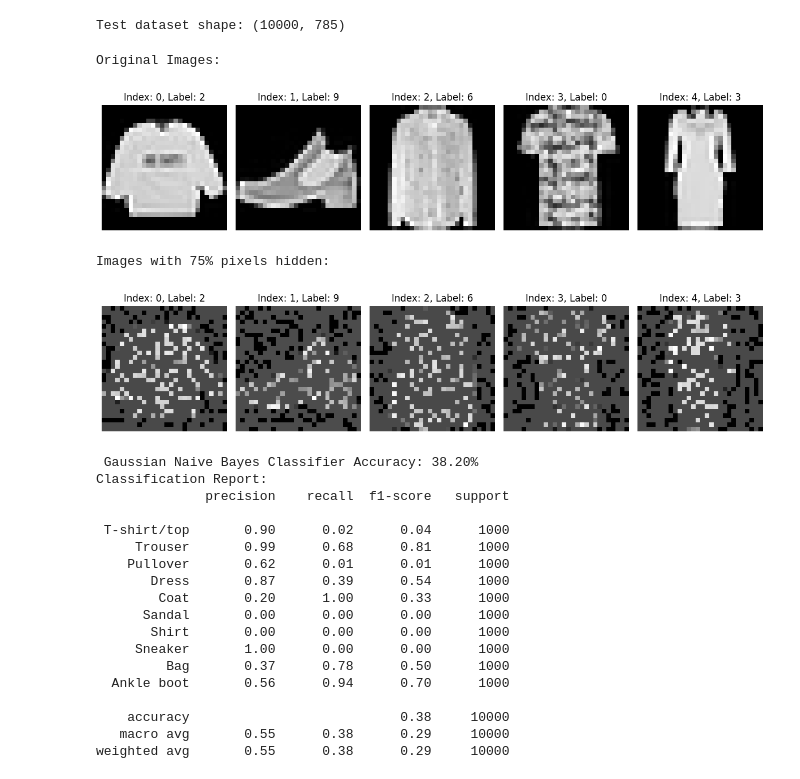
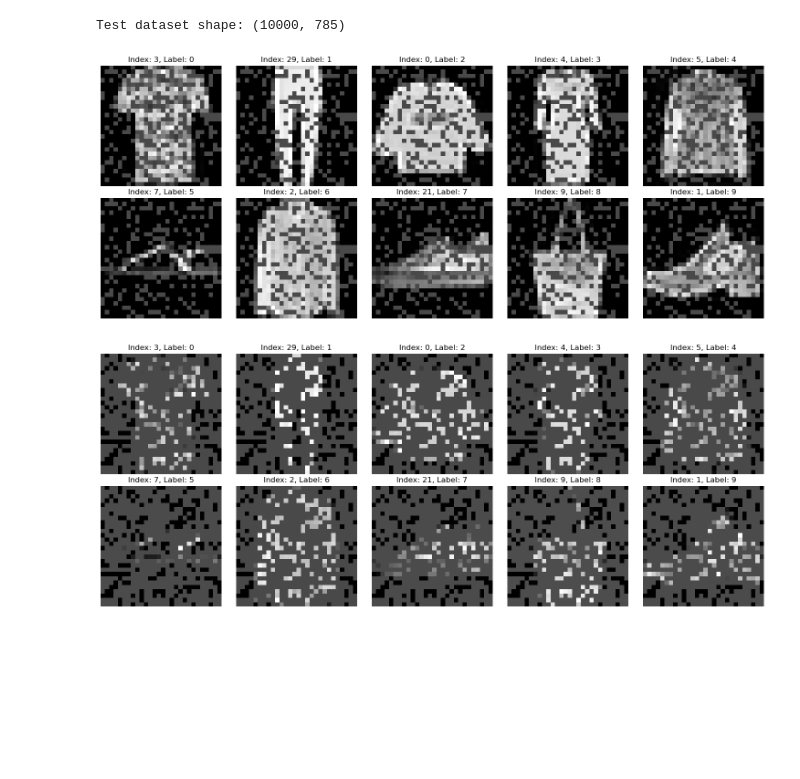
Before and after one commit to sssabere/Project_in_DataScience_Bayesian_DeepNeuralNetwork, a Jupyter notebook: fashion_draft.ipynb, the cells around one changed output. Saved outputs shown, nothing was run; the diff lists cells and outputs as text; code cells hidden in the pictures; blank space fills up the shorter version.

```diff
--- a/fashion_draft.ipynb
+++ b/fashion_draft.ipynb
@@ -82,50 +160,10 @@ def hide_random(df_norm, hide_ratio=0.75, hidden_value=0):
 # %%
 # original vs hidden comparison
-df_copy=df_norm.copy()
-df_hidden=hide_random(df_copy)
-print("Original Images:")
-display_images(df_copy, list(range(5)), figsize=(12, 6))
-print("Images with 75% pixels hidden:")
-display_images(df_hidden, list(range(5)), figsize=(12, 6))
+df_cont1,df_cont2 = hide_continuous(df_norm, hide=[0.25, 0.75], hidden_value=0)
+
+#display images
+display_images(df_cont1, one_per_class, figsize=(15, 6))
+display_images(df_cont2, one_per_class, figsize=(15, 6))
 # %% [output]
-Original Images:
-[figure, old version]
+[figure, new version]
-Images with 75% pixels hidden:
-[figure, old version]
+[figure, new version]
-# %%
-#Multinomial Naive Bayes Classifier
-from sklearn.naive_bayes import GaussianNB
-from sklearn.metrics import accuracy_score, classification_report
-
-X_train=df_hidden.iloc[:, 1:]
-y_train=df_hidden['label']
-X_test=df_test.iloc[:, 1:]
-y_test=df_test['label']
-
-
-gnb=GaussianNB(priors=np.ones(10) / 10)
-gnb.fit(X_train, y_train)
-y_pred=gnb.predict(X_test)
-accuracy=accuracy_score(y_test, y_pred)
-print(f" Gaussian Naive Bayes Classifier Accuracy: {accuracy*100:.2f}%")
-print("Classification Report:")
-print(classification_report(y_test, y_pred, target_names=class_names))
-# %% [output]
- Gaussian Naive Bayes Classifier Accuracy: 38.20%
-Classification Report:
-              precision    recall  f1-score   support
-
- T-shirt/top       0.90      0.02      0.04      1000
-     Trouser       0.99      0.68      0.81      1000
-    Pullover       0.62      0.01      0.01      1000
-       Dress       0.87      0.39      0.54      1000
-        Coat       0.20      1.00      0.33      1000
-      Sandal       0.00      0.00      0.00      1000
-       Shirt       0.00      0.00      0.00      1000
-     Sneaker       1.00      0.00      0.00      1000
-         Bag       0.37      0.78      0.50      1000
-  Ankle boot       0.56      0.94      0.70      1000
-
-    accuracy                           0.38     10000
-   macro avg       0.55      0.38      0.29     10000
-weighted avg       0.55      0.38      0.29     10000
```
Also changed, not shown: parts of 7 cells of this notebook.
